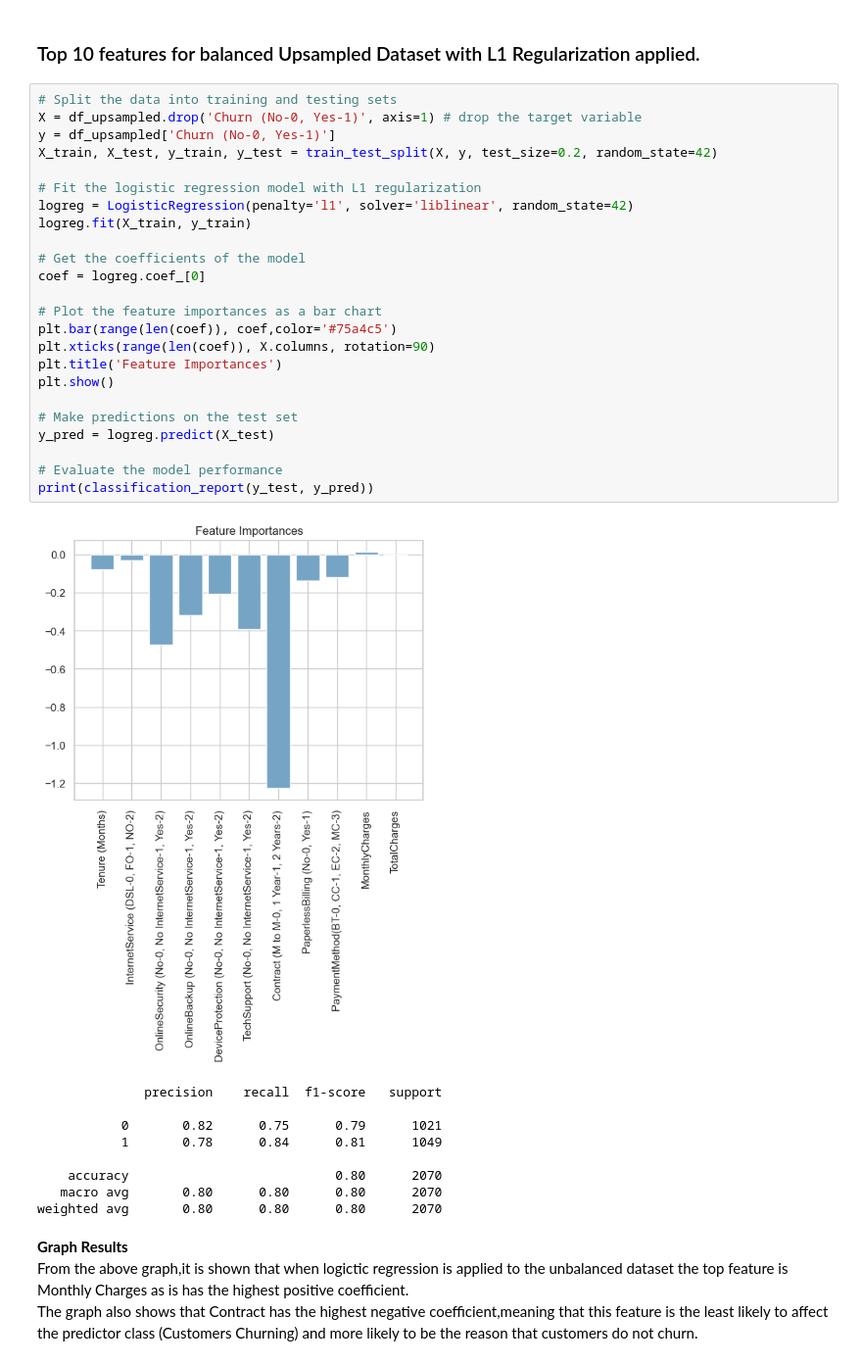
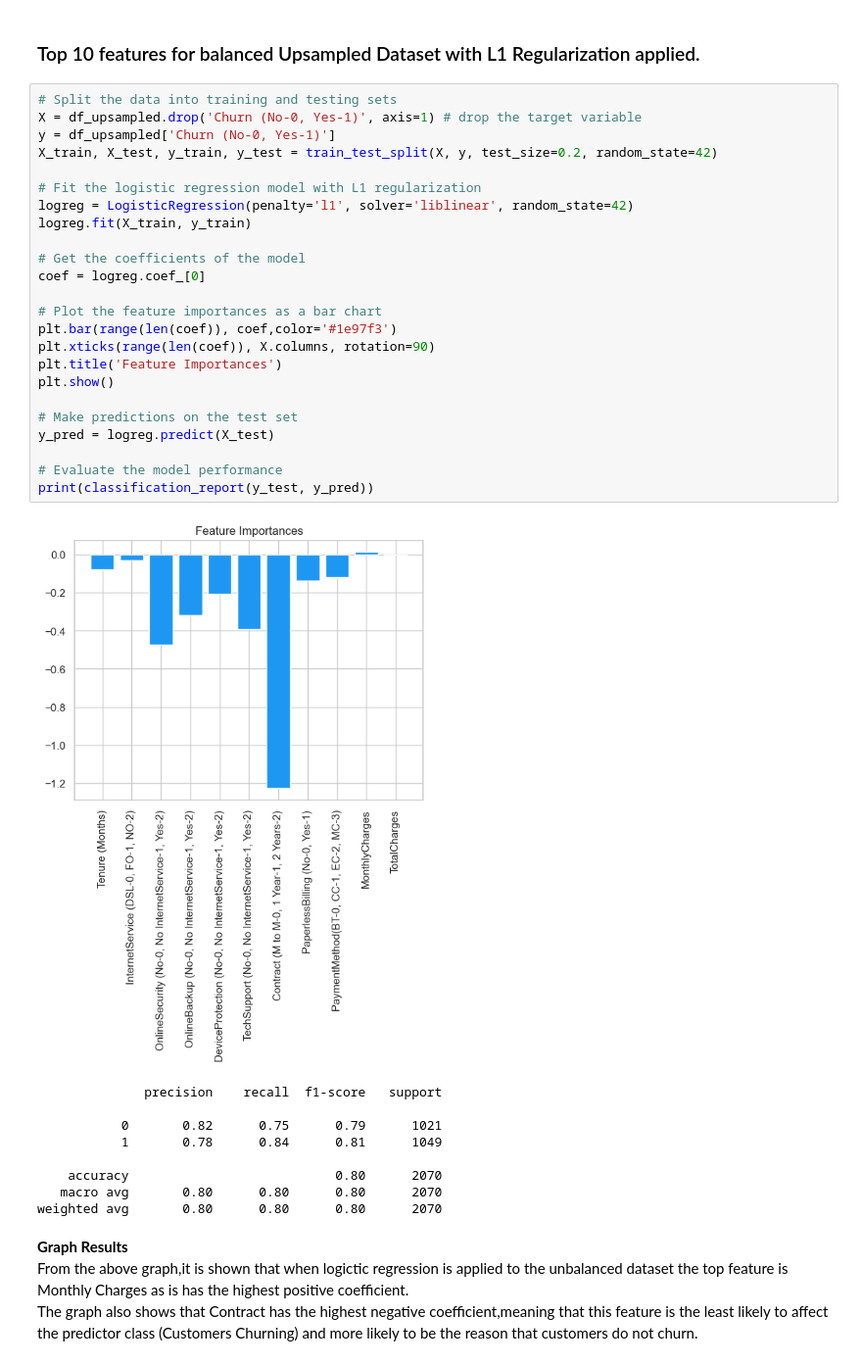
Before and after one commit to rickashb/BigDataAnalytics, a Jupyter notebook: bigdproject.ipynb, the cells around one changed output. Shown at 98% size. Saved outputs shown, nothing was run; the diff lists cells and outputs as text.

```diff
--- a/bigdproject.ipynb
+++ b/bigdproject.ipynb
@@ -870,29 +874,29 @@ __Weighted average:__ _the average of the metrics (precision, recall, and F1-sco
 # %%
 # Split the data into training and testing sets
 X = df_upsampled.drop('Churn (No-0, Yes-1)', axis=1) # drop the target variable
 y = df_upsampled['Churn (No-0, Yes-1)']
 X_train, X_test, y_train, y_test = train_test_split(X, y, test_size=0.2, random_state=42)
 
 # Fit the logistic regression model with L1 regularization
 logreg = LogisticRegression(penalty='l1', solver='liblinear', random_state=42)
 logreg.fit(X_train, y_train)
 
 # Get the coefficients of the model
 coef = logreg.coef_[0]
 
 # Plot the feature importances as a bar chart
-plt.bar(range(len(coef)), coef,color='#75a4c5')
+plt.bar(range(len(coef)), coef,color='#1e97f3')
 plt.xticks(range(len(coef)), X.columns, rotation=90)
 plt.title('Feature Importances')
 plt.show()
 
 # Make predictions on the test set
 y_pred = logreg.predict(X_test)
 
 # Evaluate the model performance
 print(classification_report(y_test, y_pred))
 # %% [output]
-[figure, old version]
+[figure, new version]
               precision    recall  f1-score   support
 
            0       0.82      0.75      0.79      1021
```
Also changed, not shown: parts of 6 cells of this notebook, 2 other files.
